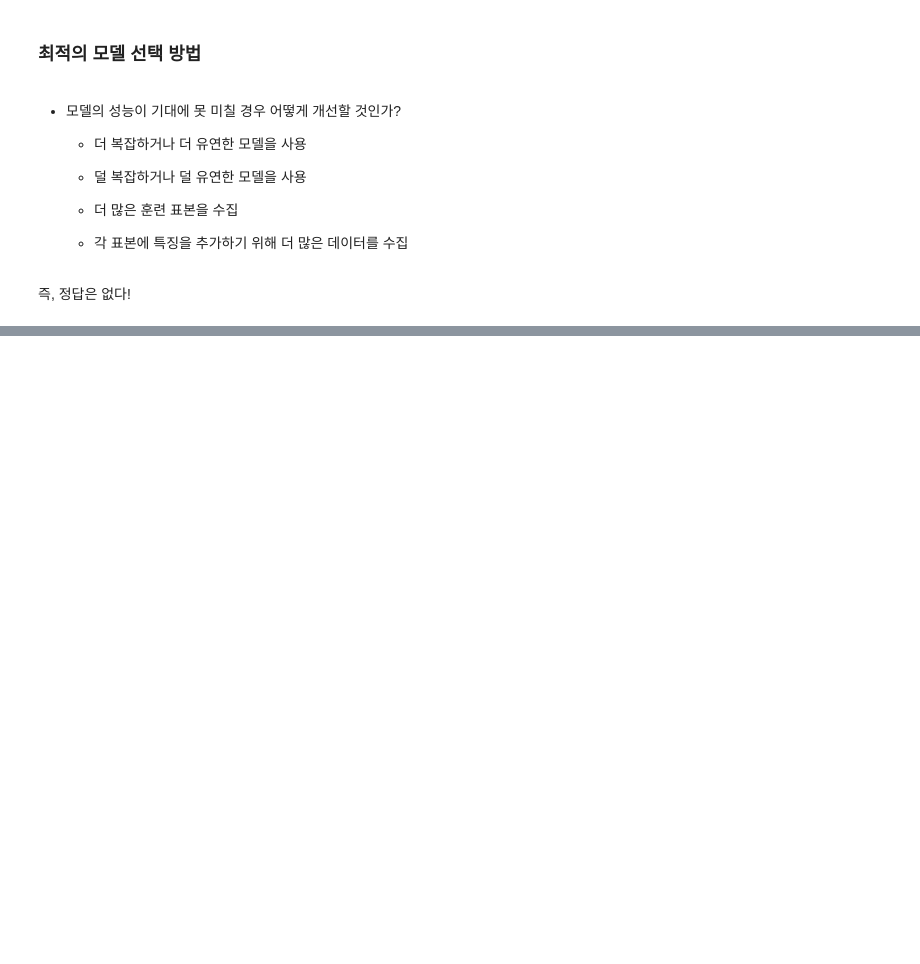
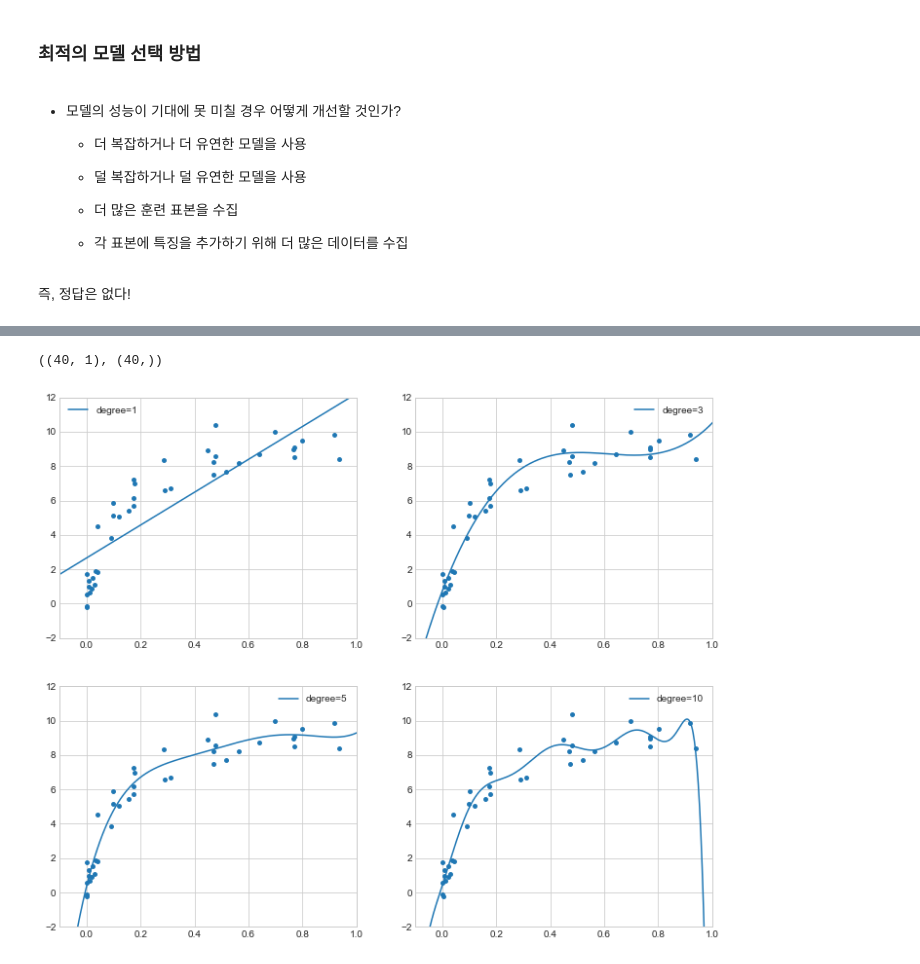
Before and after one commit to Lagom92/AI-Study, a Jupyter notebook: 6. 머신러닝의 이해-1.ipynb, the cells around one changed output, grey strips where cells are left out. Cells and saved outputs as stored; diff of their text form; code cells hidden in the pictures; blank space fills up the shorter version.

```diff
--- a/6. 머신러닝의 이해-1.ipynb
+++ b/6. 머신러닝의 이해-1.ipynb
@@ -120,0 +164,28 @@ scores.mean()
+# %%
+np.random.seed(1)
+X = np.random.rand(40, 1) ** 2
+y = (10 - 1. / (X.ravel() + 0.1)) + np.random.randn(40)
+# %%
+X.shape, y.shape
+# %% [output]
+((40, 1), (40,))
+# %%
+%matplotlib inline
+import matplotlib.pyplot as plt
+
+plt.style.use("seaborn-whitegrid")
+
+X_test = np.linspace(-0.1, 1.1, 500).reshape(-1, 1)
+
+fig = plt.figure(figsize=(12, 10))
+
+for i, degree in enumerate([1, 3, 5, 10], start=1):
+    ax = fig.add_subplot(2, 2, i)
+    ax.scatter(X.ravel(), y, s=15)
+    y_test = make_pipeline(PolynomialFeatures(degree), LinearRegression()).fit(X, y).predict(X_test)
+    ax.plot(X_test.ravel(), y_test, label="degree={0}".format(degree))
+    ax.set_xlim(-0.1, 1.0)
+    ax.set_ylim(-2, 12)
+    ax.legend(loc="best")
+# %% [output]
+[figure, added]
```
Also changed, not shown: parts of 13 cells of this notebook.
